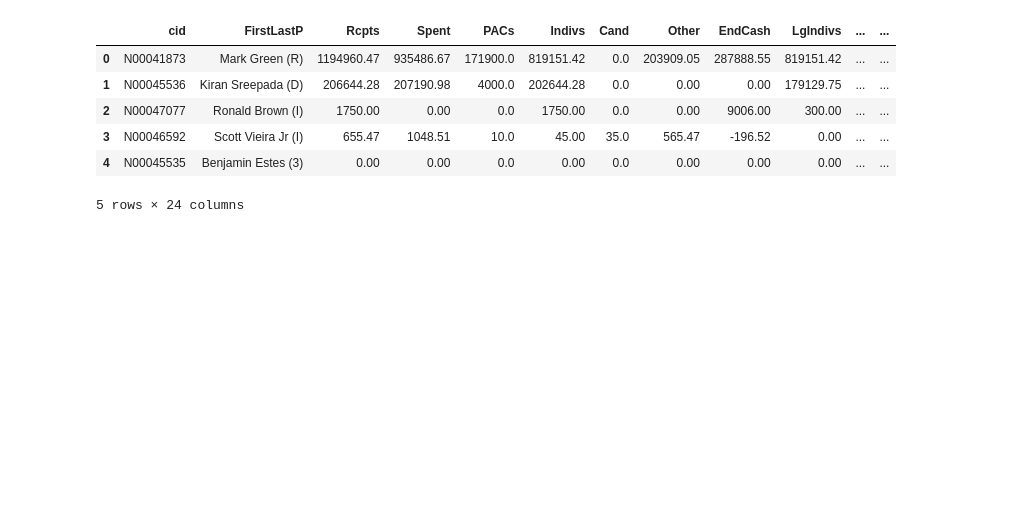
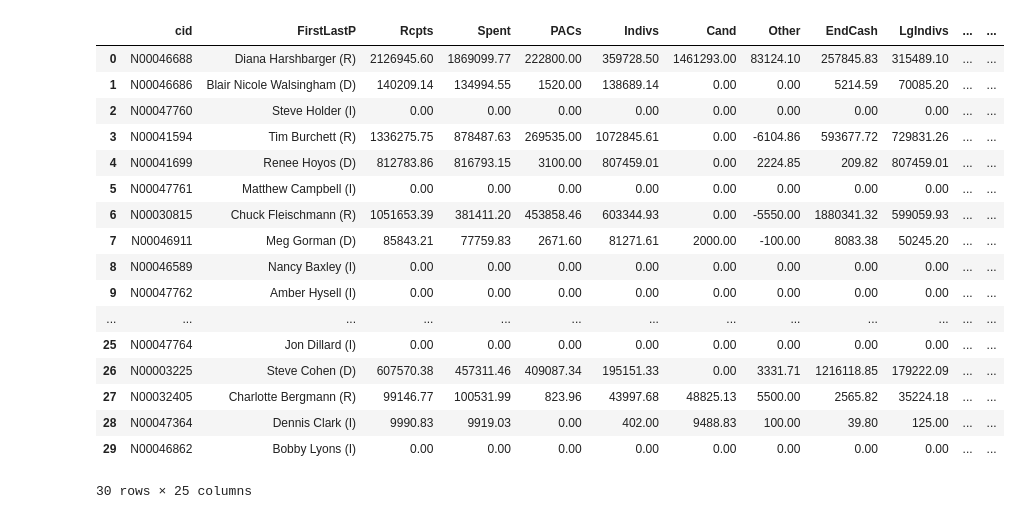
Before and after one commit to nss-data-science-cohort-8/open-secrets-three-musketeers, a Jupyter notebook: Political_Contributions_GP.ipynb, the cells around one changed output. Cells and saved outputs as stored; diff of their text form; code cells hidden in the pictures; blank space fills up the shorter version.

```diff
--- a/Political_Contributions_GP.ipynb
+++ b/Political_Contributions_GP.ipynb
@@ -16,6 +7,9 @@ import re
 # %%
-URL = 'https://www.opensecrets.org/races/summary.csv?cycle=2020&id=TN07'
+URL ='https://www.opensecrets.org/races/summary.csv?cycle=2020&id=TN07'
+
 response = requests.get(URL)
-soup = BeautifulSoup(response.text, features='html.parser')
-type(soup)
+soup = BeautifulSoup(response.text, features="html.parser")
+csv_file = io.StringIO(soup.prettify())
+df = pd.read_csv(csv_file)
+pd.DataFrame(df)
 # %% [output]
@@ -23,10 +23,37 @@ bs4.BeautifulSoup
-# %%
-pd.read_csv('../open-secrets-three-musketeers/data/race-summary-TN07--2020-2024-11-02.csv')
-# %% [output]
-|  | cid | FirstLastP | Rcpts | Spent | PACs | Indivs | Cand | Other | EndCash | LgIndivs | ... | ... |
-| 0 | N00041873 | Mark Green (R) | 1194960.47 | 935486.67 | 171900.0 | 819151.42 | 0.0 | 203909.05 | 287888.55 | 819151.42 | ... | ... |
-| 1 | N00045536 | Kiran Sreepada (D) | 206644.28 | 207190.98 | 4000.0 | 202644.28 | 0.0 | 0.00 | 0.00 | 179129.75 | ... | ... |
-| 2 | N00047077 | Ronald Brown (I) | 1750.00 | 0.00 | 0.0 | 1750.00 | 0.0 | 0.00 | 9006.00 | 300.00 | ... | ... |
-| 3 | N00046592 | Scott Vieira Jr (I) | 655.47 | 1048.51 | 10.0 | 45.00 | 35.0 | 565.47 | -196.52 | 0.00 | ... | ... |
-| 4 | N00045535 | Benjamin Estes (3) | 0.00 | 0.00 | 0.0 | 0.00 | 0.0 | 0.00 | 0.00 | 0.00 | ... | ... |
-5 rows × 24 columns
+# %%
+base_url = "https://www.opensecrets.org/races/summary.csv?cycle=2020&id=TN{}"
+district_data = []
+for district in range(1, 10):
+    district_code = f"{district:02d}"
+    url = base_url.format(district_code)
+    response = requests.get(url)
+    if response.status_code == 200:
+        soup = BeautifulSoup(response.text, features="html.parser")
+        csv_file = io.StringIO(soup.prettify())
+        df = pd.read_csv(csv_file)
+        df['District'] = district_code
+        district_data.append(df)
+    else:
+        print(f"Failed to retrieve data for district {district_code} from {url}")
+
+final_df = pd.concat(district_data, ignore_index=True)
+pd.DataFrame(final_df)
+# %% [output]
+|  | cid | FirstLastP | Rcpts | Spent | PACs | Indivs | Cand | Other | EndCash | LgIndivs | ... | ... |
+| 0 | N00046688 | Diana Harshbarger (R) | 2126945.60 | 1869099.77 | 222800.00 | 359728.50 | 1461293.00 | 83124.10 | 257845.83 | 315489.10 | ... | ... |
+| 1 | N00046686 | Blair Nicole Walsingham (D) | 140209.14 | 134994.55 | 1520.00 | 138689.14 | 0.00 | 0.00 | 5214.59 | 70085.20 | ... | ... |
+| 2 | N00047760 | Steve Holder (I) | 0.00 | 0.00 | 0.00 | 0.00 | 0.00 | 0.00 | 0.00 | 0.00 | ... | ... |
+| 3 | N00041594 | Tim Burchett (R) | 1336275.75 | 878487.63 | 269535.00 | 1072845.61 | 0.00 | -6104.86 | 593677.72 | 729831.26 | ... | ... |
+| 4 | N00041699 | Renee Hoyos (D) | 812783.86 | 816793.15 | 3100.00 | 807459.01 | 0.00 | 2224.85 | 209.82 | 807459.01 | ... | ... |
+| 5 | N00047761 | Matthew Campbell (I) | 0.00 | 0.00 | 0.00 | 0.00 | 0.00 | 0.00 | 0.00 | 0.00 | ... | ... |
+| 6 | N00030815 | Chuck Fleischmann (R) | 1051653.39 | 381411.20 | 453858.46 | 603344.93 | 0.00 | -5550.00 | 1880341.32 | 599059.93 | ... | ... |
+| 7 | N00046911 | Meg Gorman (D) | 85843.21 | 77759.83 | 2671.60 | 81271.61 | 2000.00 | -100.00 | 8083.38 | 50245.20 | ... | ... |
+| 8 | N00046589 | Nancy Baxley (I) | 0.00 | 0.00 | 0.00 | 0.00 | 0.00 | 0.00 | 0.00 | 0.00 | ... | ... |
+| 9 | N00047762 | Amber Hysell (I) | 0.00 | 0.00 | 0.00 | 0.00 | 0.00 | 0.00 | 0.00 | 0.00 | ... | ... |
+| ... | ... | ... | ... | ... | ... | ... | ... | ... | ... | ... | ... | ... |
+| 25 | N00047764 | Jon Dillard (I) | 0.00 | 0.00 | 0.00 | 0.00 | 0.00 | 0.00 | 0.00 | 0.00 | ... | ... |
+| 26 | N00003225 | Steve Cohen (D) | 607570.38 | 457311.46 | 409087.34 | 195151.33 | 0.00 | 3331.71 | 1216118.85 | 179222.09 | ... | ... |
+| 27 | N00032405 | Charlotte Bergmann (R) | 99146.77 | 100531.99 | 823.96 | 43997.68 | 48825.13 | 5500.00 | 2565.82 | 35224.18 | ... | ... |
+| 28 | N00047364 | Dennis Clark (I) | 9990.83 | 9919.03 | 0.00 | 402.00 | 9488.83 | 100.00 | 39.80 | 125.00 | ... | ... |
+| 29 | N00046862 | Bobby Lyons (I) | 0.00 | 0.00 | 0.00 | 0.00 | 0.00 | 0.00 | 0.00 | 0.00 | ... | ... |
+30 rows × 25 columns
```
Also changed, not shown: parts of 5 cells of this notebook.
